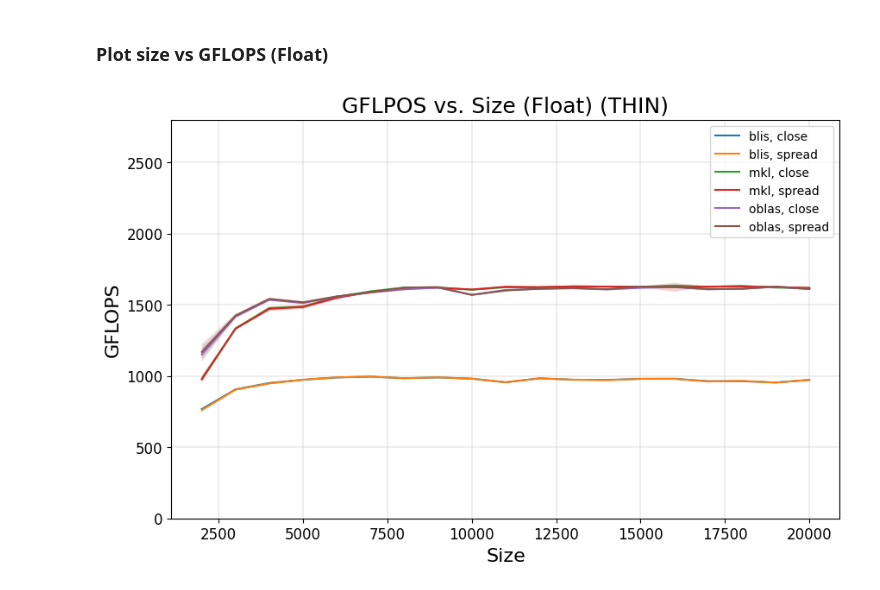
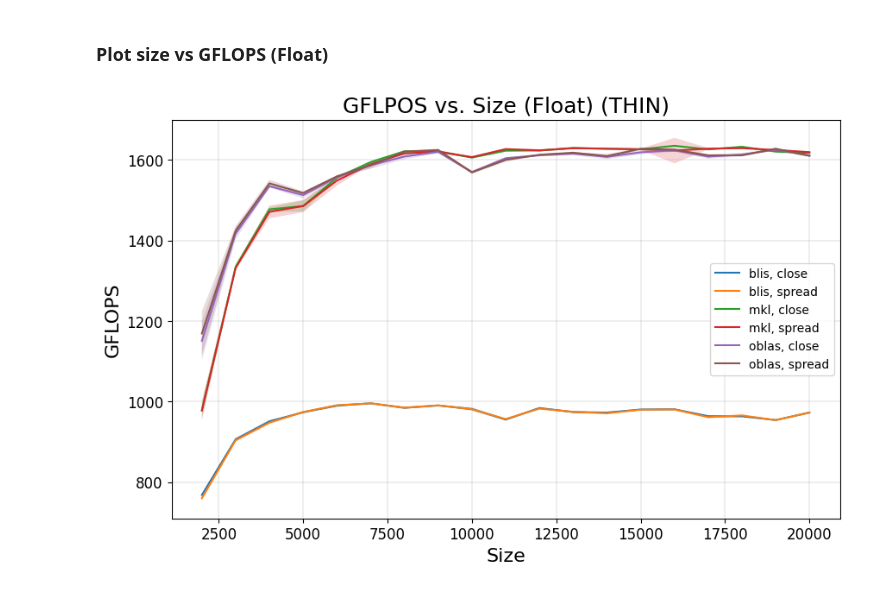
Before and after one commit to paolodr98/Final-assigments-FHPC-course-2022-2023, a Jupyter notebook: exercise2/non_parallel_init/batch_file/THIN/size/analize_THIN_size.ipynb, the cells around one changed output. Drawn from its saved outputs; the diff is of its cells as text; code cells hidden in the pictures.

```diff
--- a/exercise2/non_parallel_init/batch_file/THIN/size/analize_THIN_size.ipynb
+++ b/exercise2/non_parallel_init/batch_file/THIN/size/analize_THIN_size.ipynb
@@ -264,32 +263,31 @@ plt.show()
 plt.figure(figsize=(10, 6))
 
 plt.plot(n_threads, means_cbf[:,1], label = 'blis, close')
 plt.plot(n_threads, means_sbf[:,1], label = 'blis, spread')
 plt.plot(n_threads, means_cmf[:,1], label = 'mkl, close')
 plt.plot(n_threads, means_smf[:,1], label = 'mkl, spread')
 plt.plot(n_threads, means_cof[:,1], label = 'oblas, close')
 plt.plot(n_threads, means_sof[:,1], label = 'oblas, spread')
 
 plt.fill_between(n_threads, means_cbf[:,1] - stds_cbf[:,1], means_cbf[:,1] + stds_cbf[:,1], alpha=0.2)
 plt.fill_between(n_threads, means_sbf[:,1] - stds_sbf[:,1], means_sbf[:,1] + stds_sbf[:,1], alpha=0.2)
 plt.fill_between(n_threads, means_cmf[:,1] - stds_cmf[:,1], means_cmf[:,1] + stds_cmf[:,1], alpha=0.2)
 plt.fill_between(n_threads, means_smf[:,1] - stds_smf[:,1], means_smf[:,1] + stds_smf[:,1], alpha=0.2)
 plt.fill_between(n_threads, means_cof[:,1] - stds_cof[:,1], means_cof[:,1] + stds_cof[:,1], alpha=0.2)
 plt.fill_between(n_threads, means_sof[:,1] - stds_sof[:,1], means_sof[:,1] + stds_sof[:,1], alpha=0.2)
 
 
 plt.xlabel('Size', fontsize = 16)
 plt.ylabel('GFLOPS', fontsize = 16)
 plt.title('GFLPOS vs. Size (Float) (THIN)', fontsize = 18)
 
 plt.xticks(fontsize=12)
 plt.yticks(fontsize=12)
 
 plt.legend(fontsize=10)
 
-plt.ylim([0, 2800])
 
 plt.grid(linewidth = 0.3)
 plt.show()
 # %% [output]
-[figure, old version]
+[figure, new version]
```
Also changed, not shown: parts of 2 cells of this notebook, 22 other files.
